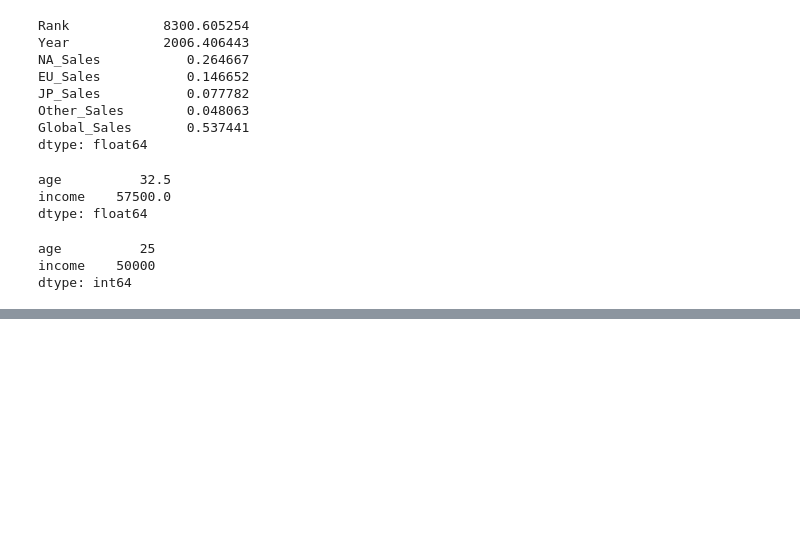
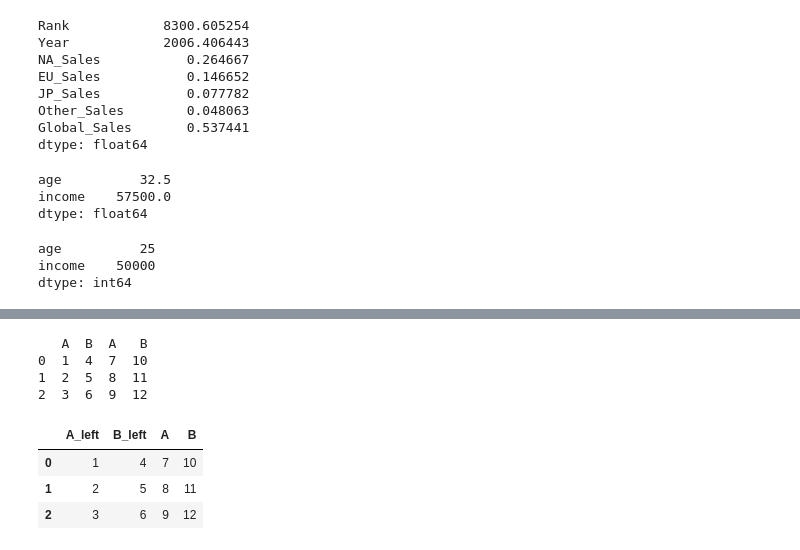
Before and after one commit to SilbaB/Data-School, a Jupyter notebook: practice.ipynb, the cells around one changed output, grey strips where cells are left out. Drawn from its saved outputs; the diff is of its cells as text; code cells hidden in the pictures; blank space fills up the shorter version.

```diff
--- a/practice.ipynb
+++ b/practice.ipynb
@@ -611,0 +853,20 @@ dtype: int64
+# %%
+import pandas as pd
+
+data1 = {
+    'A': [1, 2, 3],
+    'B': [4, 5, 6]
+}
+data2 = {
+    'A': [7, 8, 9],
+    'B': [10, 11, 12]
+}
+
+df1 = pd.DataFrame(data1)
+df2 = pd.DataFrame(data2)
+
+# Concatenate DataFrames vertically (default)
+df_vertical = pd.concat([df1, df2], ignore_index=True)
+print(df_vertical)
+
+# Concatenate DataFrames horizontally
@@ -611,0 +881,16 @@ dtype: int64
+# %%
+df_horizontal = pd.concat([df1, df2], axis=1)
+print(df_horizontal)
+# %% [output]
+   A  B  A   B
+0  1  4  7  10
+1  2  5  8  11
+2  3  6  9  12
+# %%
+df_joined=df1.join(df2,how="left",lsuffix='_left')
+df_joined
+# %% [output]
+|  | A_left | B_left | A | B |
+| 0 | 1 | 4 | 7 | 10 |
+| 1 | 2 | 5 | 8 | 11 |
+| 2 | 3 | 6 | 9 | 12 |
```
Also changed, not shown: parts of 32 cells of this notebook, 1 other file.
